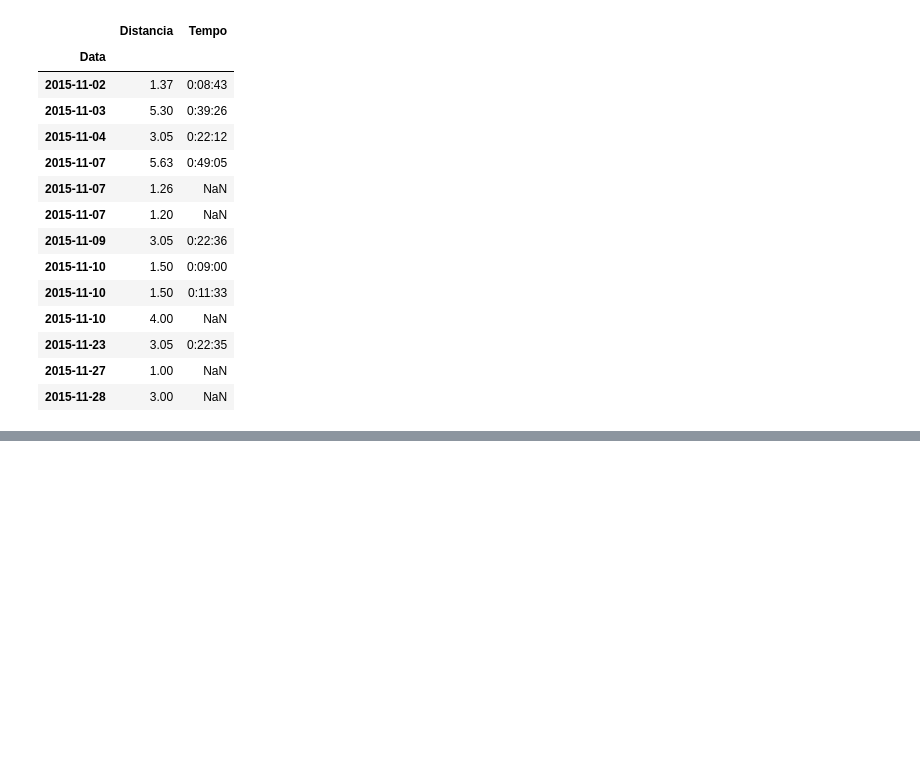
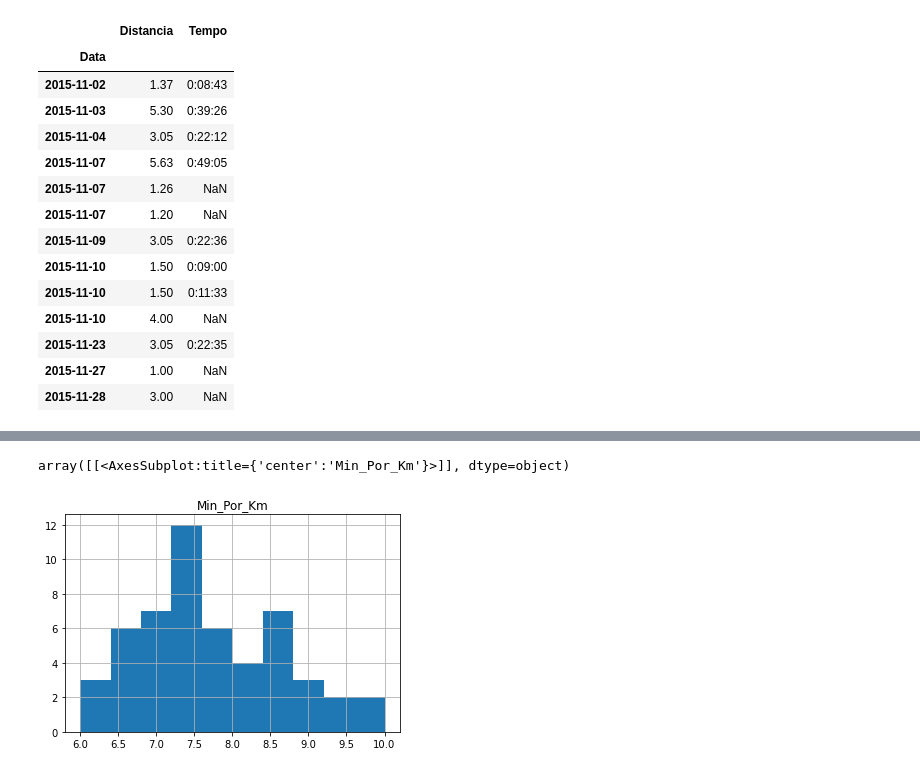
Before and after one commit to acnaweb/python-data-analysis, a Jupyter notebook: case_study_bikes.ipynb, the cells around one changed output, grey strips where cells are left out. Drawn from its saved outputs; the diff is of its cells as text; code cells hidden in the pictures; blank space fills up the shorter version.

```diff
--- a/case_study_bikes.ipynb
+++ b/case_study_bikes.ipynb
@@ -138,0 +273,2 @@ df['2015-11']
+# %%
+df["Min_Por_Km"] = df.Minutos / df.Distancia
@@ -138,0 +302,5 @@ df['2015-11']
+# %%
+df.hist("Min_Por_Km")
+# %% [output]
+array([[<AxesSubplot:title={'center':'Min_Por_Km'}>]], dtype=object)
+[figure, added]
```
Also changed, not shown: parts of 36 cells of this notebook, 2 other files.
